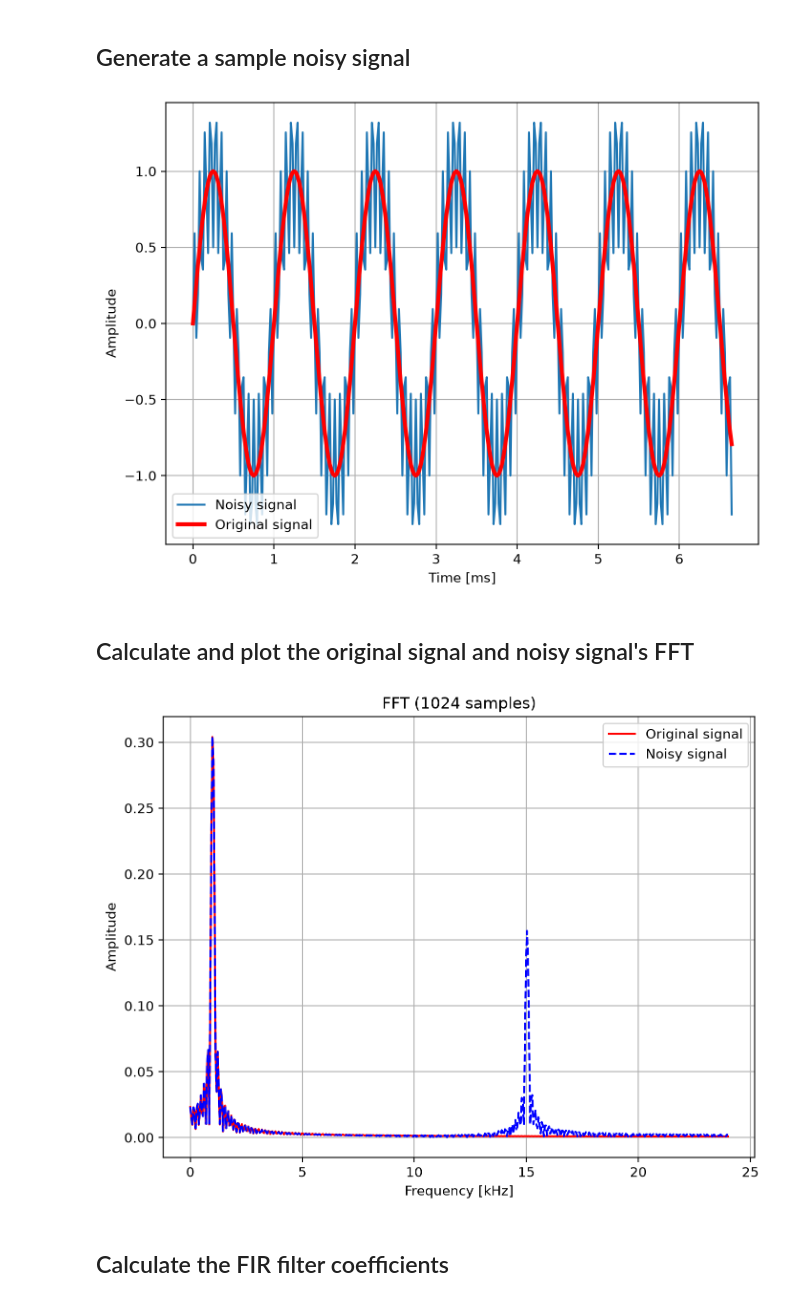
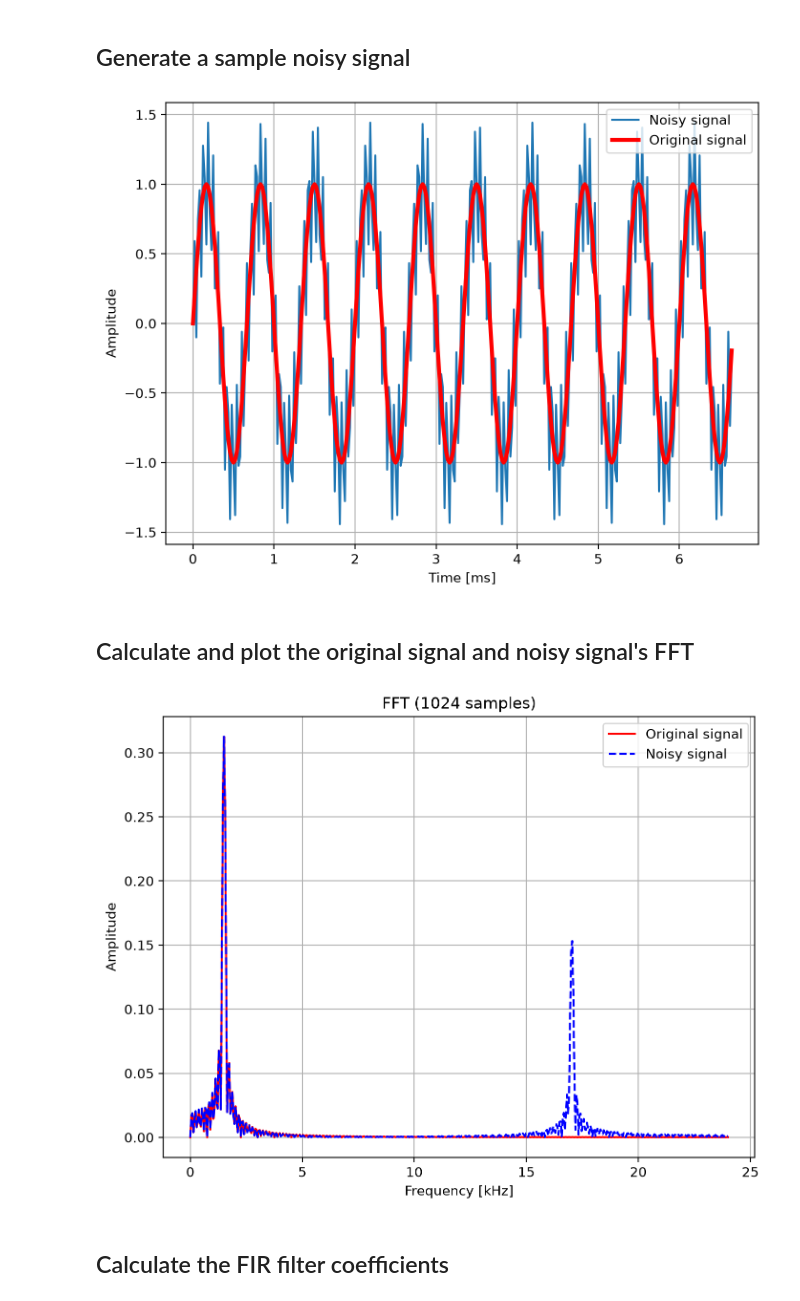
Before and after one commit to estanislaocrivos/advanced-digital-design-course, a Jupyter notebook: lab-02/python/fir/fir.ipynb, the cells around one changed output. Cells and saved outputs as stored; diff of their text form; code cells hidden in the pictures.

```diff
--- a/lab-02/python/fir/fir.ipynb
+++ b/lab-02/python/fir/fir.ipynb
@@ -19,30 +19,30 @@ from scipy.signal import firwin, lfilter
 # %%
 sampling_freq_hz = 48e3
 n_samples = 320
 
-noise_freq_hz = 15e3
+noise_freq_hz = 17e3
 noise_amp = 0.5
 
-signal_freq_hz = 1e3
+signal_freq_hz = 1.5e3
 signal_amp = 1
 
 t = arange(n_samples) / sampling_freq_hz
 t_ms = t * 1e3
 
 noise = noise_amp * sin(2 * pi * noise_freq_hz * t)
 signal = signal_amp * sin(2 * pi * signal_freq_hz * t)
 noisy_signal = noise + signal
 
 figure(1, figsize=(8, 6), dpi=200)
 plot(t_ms, noisy_signal, label="Noisy signal")
 plot(t_ms, signal, "r-", linewidth=3, label="Original signal")
 xlabel("Time [ms]")
 ylabel("Amplitude")
 legend()
 grid(True)
 show()
 # %% [output]
-[figure, old version]
+[figure, new version]
 # %% [markdown]
 ## Calculate and plot the original signal and noisy signal's FFT
 # %%
@@ -72,7 +72,7 @@ legend()
 grid(True)
 show()
 # %% [output]
-[figure, old version]
+[figure, new version]
 # %% [markdown]
 ## Calculate the FIR filter coefficients
 # %%
```
Also changed, not shown: parts of 3 cells of this notebook, 1 other file.
